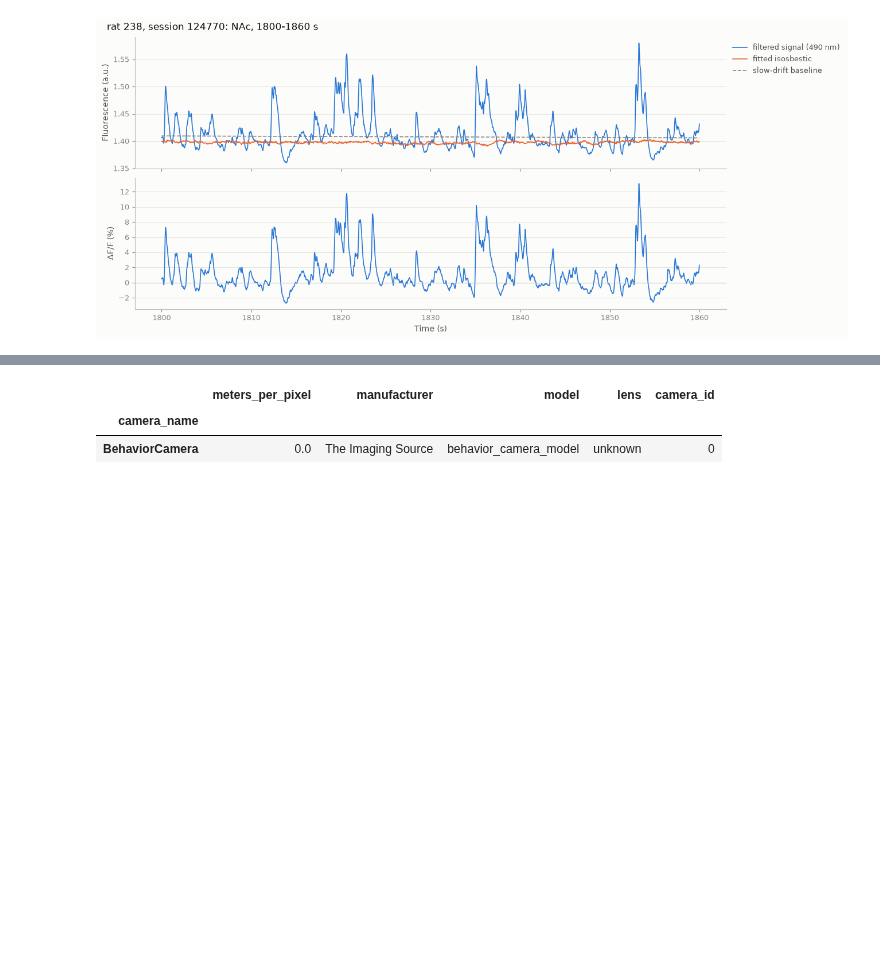
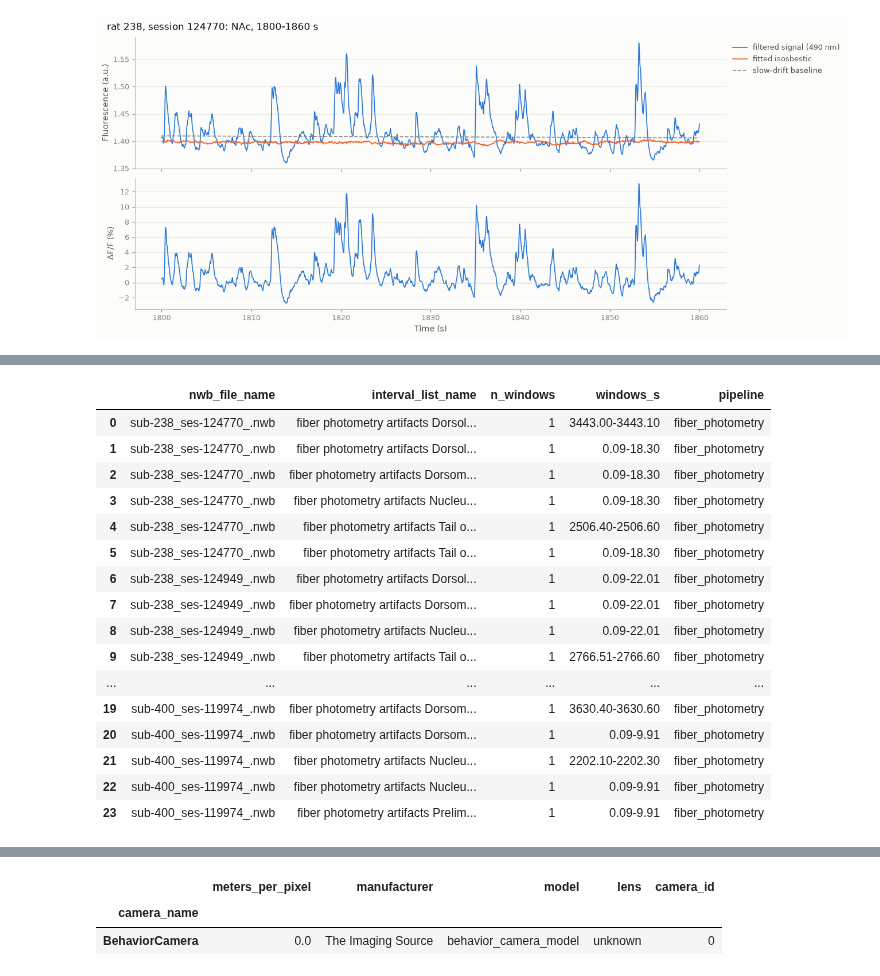
Before and after one commit to catalystneuro/hanks-lab-to-nwb, a Jupyter notebook: spyglass/tutorials/spyglass_fiber_photometry_tutorial.ipynb, the cells around one changed output, grey strips where cells are left out. Saved outputs shown, nothing was run; the diff lists cells and outputs as text; code cells hidden in the pictures; blank space fills up the shorter version.

```diff
--- a/spyglass/tutorials/spyglass_fiber_photometry_tutorial.ipynb
+++ b/spyglass/tutorials/spyglass_fiber_photometry_tutorial.ipynb
@@ -505,0 +517,44 @@ plt.show()
+# %%
+ARTIFACT_PREFIX = "fiber photometry artifacts "
+ARTIFACT_TYPES = ["dropout", "independent_range_edge", "pre_session_crop"]
+
+artifact_rows = pd.DataFrame(
+    (IntervalList & f'interval_list_name LIKE "{ARTIFACT_PREFIX}%"').fetch(
+        "nwb_file_name", "interval_list_name", "valid_times", "pipeline", as_dict=True
+    )
+)
+# Split the name back into region and type; the type is always the last word.
+artifact_rows[["region_name", "artifact_type"]] = (
+    artifact_rows["interval_list_name"].str.removeprefix(ARTIFACT_PREFIX).str.rsplit(" ", n=1, expand=True)
+)
+assert artifact_rows["artifact_type"].isin(ARTIFACT_TYPES).all()
+artifact_rows["region"] = artifact_rows["region_name"].map(REGION_SHORT)
+artifact_rows["n_windows"] = artifact_rows["valid_times"].map(len)
+artifact_rows["windows_s"] = artifact_rows["valid_times"].map(
+    lambda vt: ", ".join(f"{a:.2f}-{b:.2f}" for a, b in vt)
+)
+
+with pd.option_context("display.max_colwidth", None):
+    display(
+        artifact_rows.sort_values(["nwb_file_name", "region", "artifact_type"])[
+            ["nwb_file_name", "interval_list_name", "n_windows", "windows_s", "pipeline"]
+        ].reset_index(drop=True)
+    )
+# %% [output]
+|  | nwb_file_name | interval_list_name | n_windows | windows_s | pipeline |
+| 0 | sub-238_ses-124770_.nwb | fiber photometry artifacts Dorsol... | 1 | 3443.00-3443.10 | fiber_photometry |
+| 1 | sub-238_ses-124770_.nwb | fiber photometry artifacts Dorsol... | 1 | 0.09-18.30 | fiber_photometry |
+| 2 | sub-238_ses-124770_.nwb | fiber photometry artifacts Dorsom... | 1 | 0.09-18.30 | fiber_photometry |
+| 3 | sub-238_ses-124770_.nwb | fiber photometry artifacts Nucleu... | 1 | 0.09-18.30 | fiber_photometry |
+| 4 | sub-238_ses-124770_.nwb | fiber photometry artifacts Tail o... | 1 | 2506.40-2506.60 | fiber_photometry |
+| 5 | sub-238_ses-124770_.nwb | fiber photometry artifacts Tail o... | 1 | 0.09-18.30 | fiber_photometry |
+| 6 | sub-238_ses-124949_.nwb | fiber photometry artifacts Dorsol... | 1 | 0.09-22.01 | fiber_photometry |
+| 7 | sub-238_ses-124949_.nwb | fiber photometry artifacts Dorsom... | 1 | 0.09-22.01 | fiber_photometry |
+| 8 | sub-238_ses-124949_.nwb | fiber photometry artifacts Nucleu... | 1 | 0.09-22.01 | fiber_photometry |
+| 9 | sub-238_ses-124949_.nwb | fiber photometry artifacts Tail o... | 1 | 2766.51-2766.60 | fiber_photometry |
+| ... | ... | ... | ... | ... | ... |
+| 19 | sub-400_ses-119974_.nwb | fiber photometry artifacts Dorsom... | 1 | 3630.40-3630.60 | fiber_photometry |
+| 20 | sub-400_ses-119974_.nwb | fiber photometry artifacts Dorsom... | 1 | 0.09-9.91 | fiber_photometry |
+| 21 | sub-400_ses-119974_.nwb | fiber photometry artifacts Nucleu... | 1 | 2202.10-2202.30 | fiber_photometry |
+| 22 | sub-400_ses-119974_.nwb | fiber photometry artifacts Nucleu... | 1 | 0.09-9.91 | fiber_photometry |
+| 23 | sub-400_ses-119974_.nwb | fiber photometry artifacts Prelim... | 1 | 0.09-9.91 | fiber_photometry |
```
Also changed, not shown: parts of 11 cells of this notebook.
